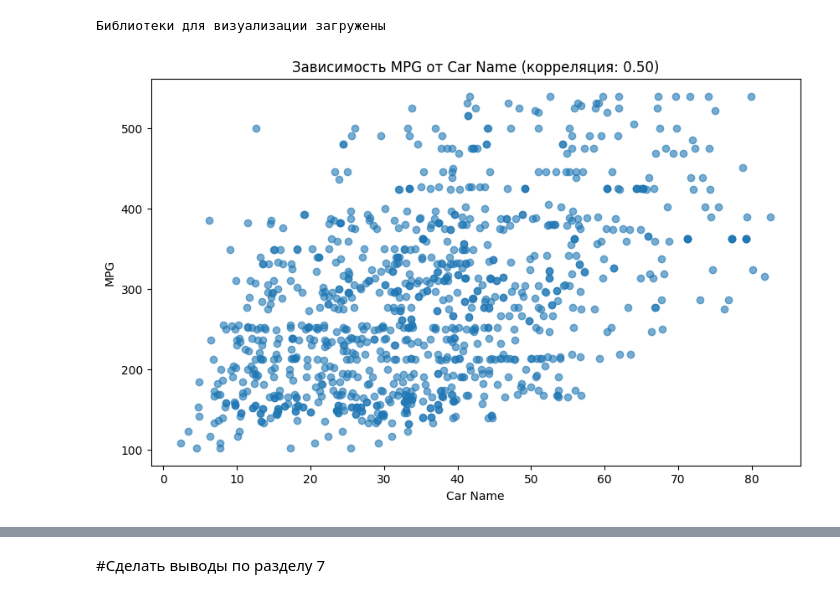
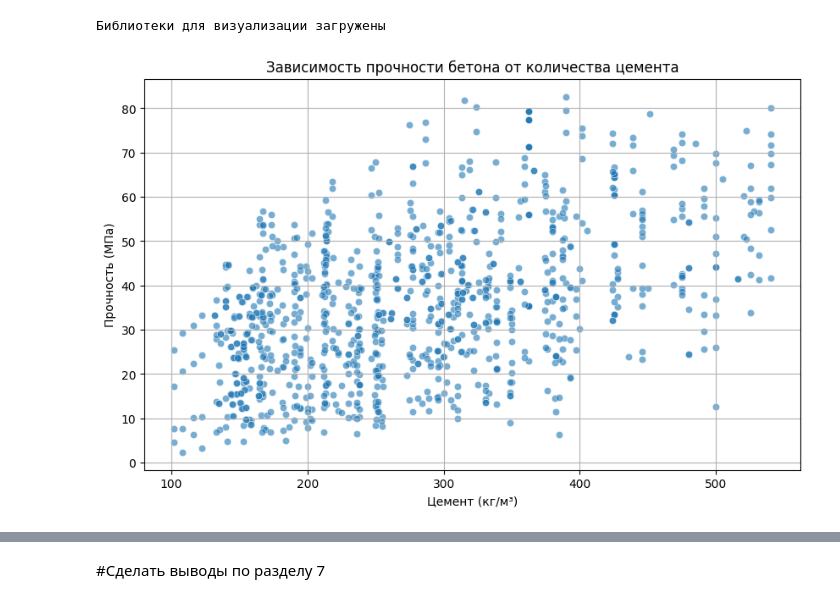
Before and after one commit to Am1rTl/Info, a Jupyter notebook: Сoncrete.ipynb, the cells around one changed output, grey strips where cells are left out. Saved outputs shown, nothing was run; the diff lists cells and outputs as text; code cells hidden in the pictures.

```diff
--- a/Сoncrete.ipynb
+++ b/Сoncrete.ipynb
@@ -33,7 +34,7 @@ import pandas as pd
 # %%
-# Загрузить набор данных
 # Создать DataFrame с колонками из раздела характеристик
-column_names = ['mpg', 'cylinders', 'displacement', 'horsepower', 'weight', 'acceleration', 'model_year', 'origin', 'car_name']
+# Corrected column names based on Concrete_Data.xlsx
+column_names = ['cement', 'slag', 'ash', 'water', 'superplasticizer', 'coarse_aggregate', 'fine_aggregate', 'age', 'strength']
 df = pd.read_excel('Concrete_Data.xlsx', names=column_names)
 # %%
 # Вывести первые 5 строк набора данных
@@ -191,13 +190,13 @@ print("Библиотеки для визуализации загружены")
 # %% [output]
 Библиотеки для визуализации загружены
 # %%
-# Построить первый график для наиболее коррелирующего признака - car_name
-# Поскольку нет признаков с |корреляцией| > 0.7, используем наиболее коррелирующие
+# Построить первый график для наиболее коррелирующего признака - cement
 plt.figure(figsize=(10, 6))
-plt.scatter(df['car_name'], df['mpg'], alpha=0.6)
-plt.xlabel('Car Name')
-plt.ylabel('MPG')
-plt.title('Зависимость MPG от Car Name (корреляция: 0.50)')
+sns.scatterplot(x='cement', y='strength', data=df, alpha=0.6)
+plt.xlabel('Цемент (кг/м³)')
+plt.ylabel('Прочность (МПа)')
+plt.title('Зависимость прочности бетона от количества цемента')
+plt.grid(True)
 plt.show()
 # %% [output]
-[figure, old version]
+[figure, new version]
```
Also changed, not shown: parts of 20 cells of this notebook.
